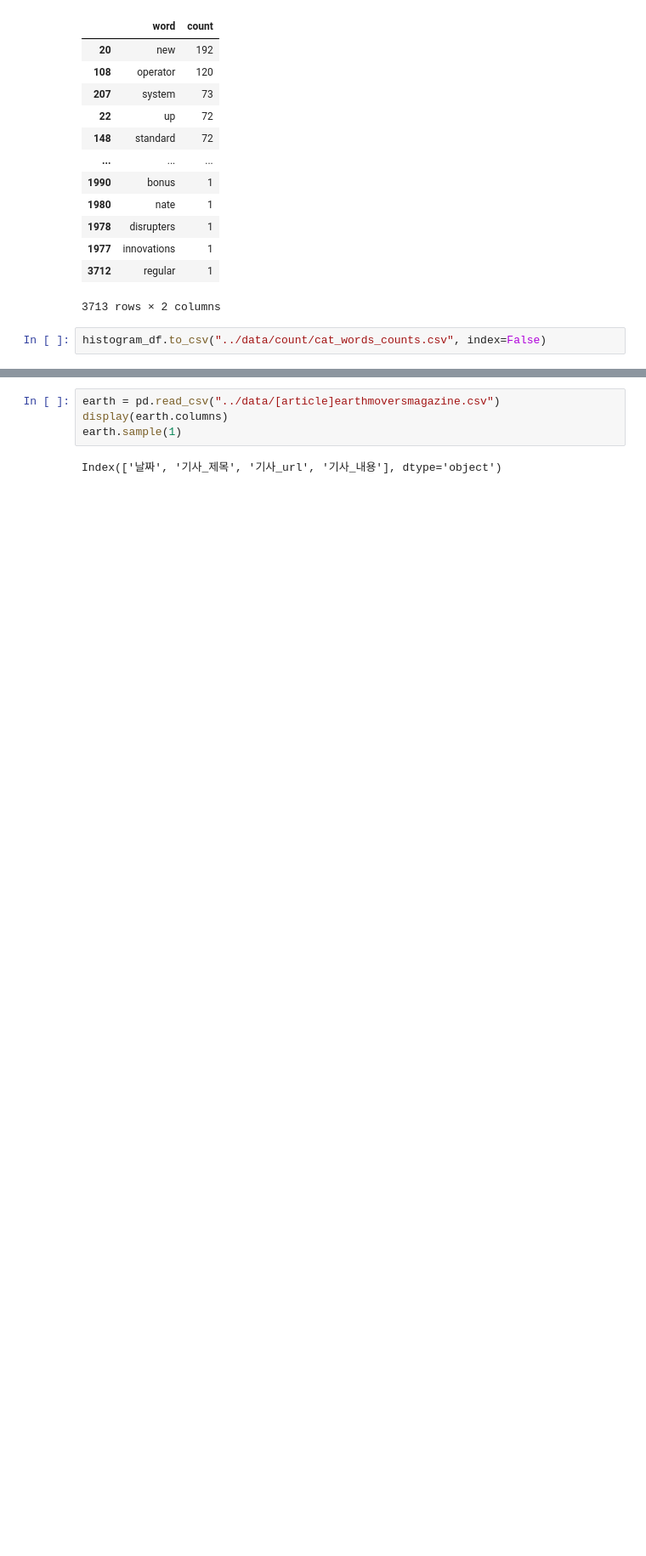
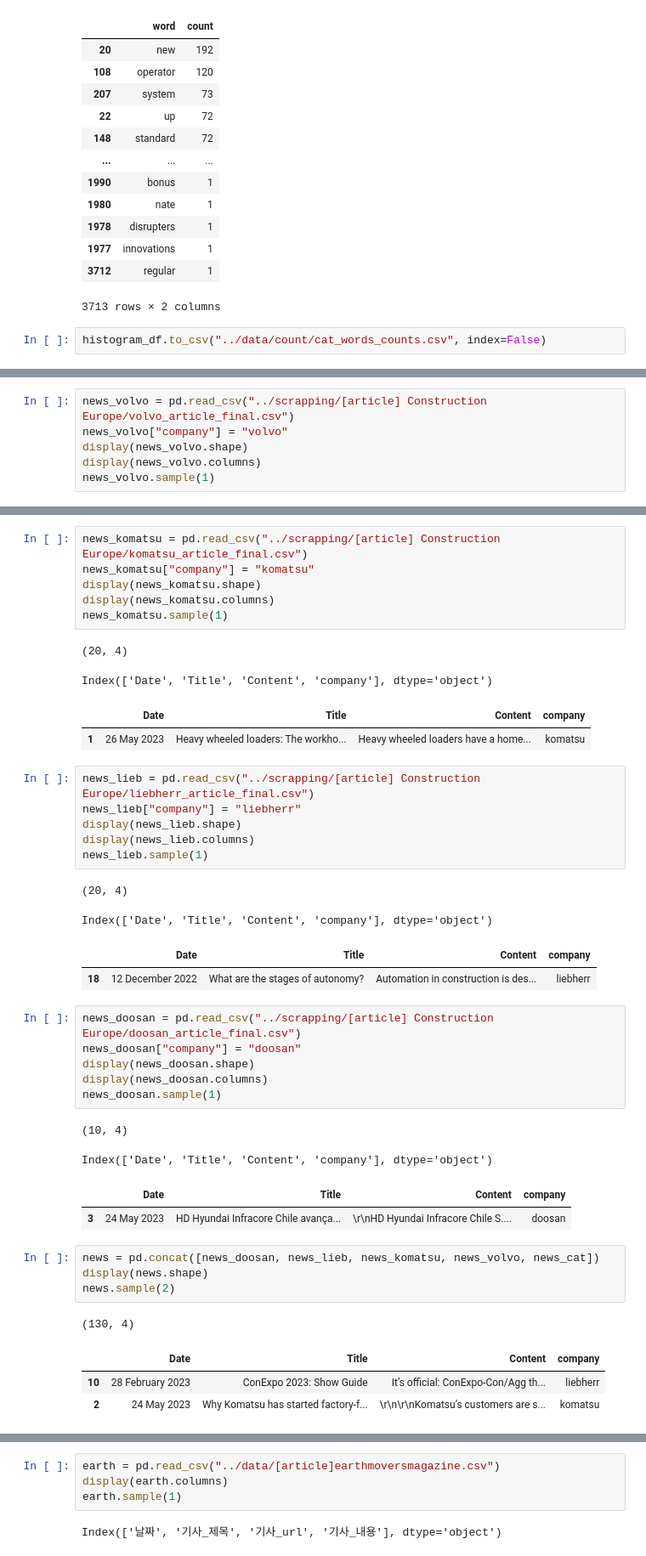
Before and after one commit to CE-MarketSensing/ConstructionEquipment, a Jupyter notebook: EDA/total_counts.ipynb, the cells around one changed output, grey strips where cells are left out. Shown: that part at 85% size. Saved outputs shown, nothing was run; the diff lists cells and outputs as text; blank space fills up the shorter version.

```diff
--- a/EDA/total_counts.ipynb
+++ b/EDA/total_counts.ipynb
@@ -300,0 +316,6 @@ histogram_df.to_csv("../data/count/cat_words_counts.csv", index=False)
+# %%
+news_volvo = pd.read_csv("../scrapping/[article] Construction Europe/volvo_article_final.csv")
+news_volvo["company"] = "volvo"
+display(news_volvo.shape)
+display(news_volvo.columns)
+news_volvo.sample(1)
@@ -300,0 +327,42 @@ histogram_df.to_csv("../data/count/cat_words_counts.csv", index=False)
+# %%
+news_komatsu = pd.read_csv("../scrapping/[article] Construction Europe/komatsu_article_final.csv")
+news_komatsu["company"] = "komatsu"
+display(news_komatsu.shape)
+display(news_komatsu.columns)
+news_komatsu.sample(1)
+# %% [output]
+(20, 4)
+Index(['Date', 'Title', 'Content', 'company'], dtype='object')
+|  | Date | Title | Content | company |
+| 1 | 26 May 2023 | Heavy wheeled loaders: The workho... | Heavy wheeled loaders have a home... | komatsu |
+# %%
+news_lieb = pd.read_csv("../scrapping/[article] Construction Europe/liebherr_article_final.csv")
+news_lieb["company"] = "liebherr"
+display(news_lieb.shape)
+display(news_lieb.columns)
+news_lieb.sample(1)
+# %% [output]
+(20, 4)
+Index(['Date', 'Title', 'Content', 'company'], dtype='object')
+|  | Date | Title | Content | company |
+| 18 | 12 December 2022 | What are the stages of autonomy? | Automation in construction is des... | liebherr |
+# %%
+news_doosan = pd.read_csv("../scrapping/[article] Construction Europe/doosan_article_final.csv")
+news_doosan["company"] = "doosan"
+display(news_doosan.shape)
+display(news_doosan.columns)
+news_doosan.sample(1)
+# %% [output]
+(10, 4)
+Index(['Date', 'Title', 'Content', 'company'], dtype='object')
+|  | Date | Title | Content | company |
+| 3 | 24 May 2023 | HD Hyundai Infracore Chile avança... | \r\nHD Hyundai Infracore Chile S.... | doosan |
+# %%
+news = pd.concat([news_doosan, news_lieb, news_komatsu, news_volvo, news_cat])
+display(news.shape)
+news.sample(2)
+# %% [output]
+(130, 4)
+|  | Date | Title | Content | company |
+| 10 | 28 February 2023 | ConExpo 2023: Show Guide | It’s official: ConExpo-Con/Agg th... | liebherr |
+| 2 | 24 May 2023 | Why Komatsu has started factory-f... | \r\n\r\nKomatsu’s customers are s... | komatsu |
```
Also changed, not shown: parts of 23 cells of this notebook, 2 other files.
